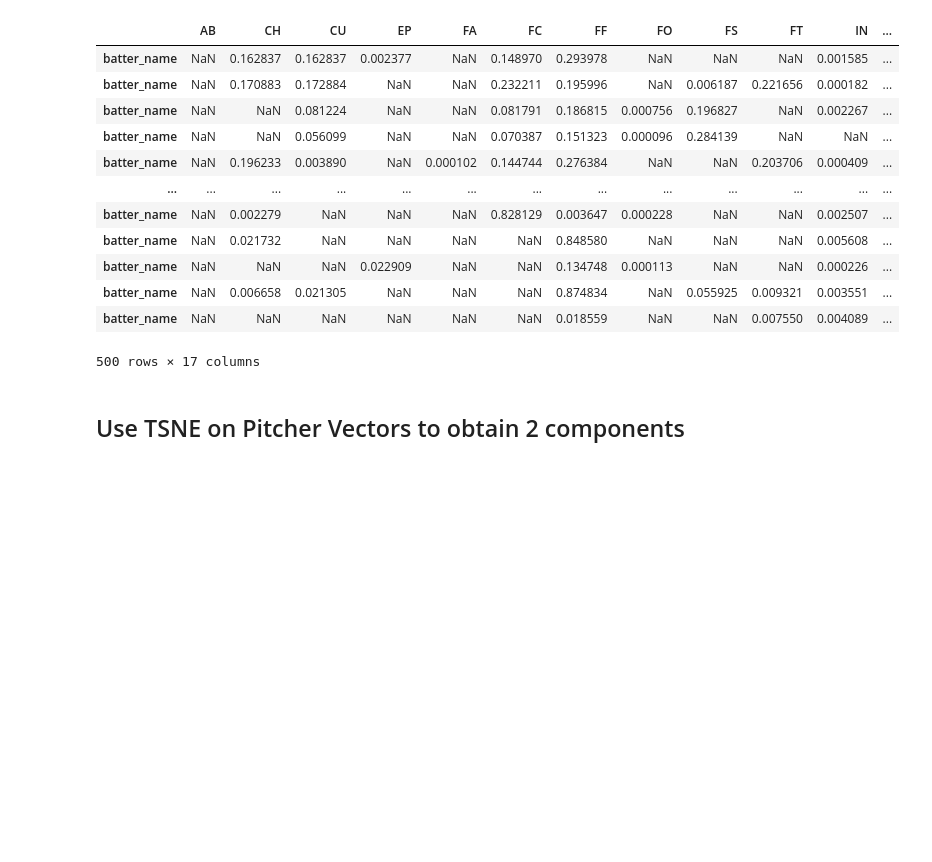
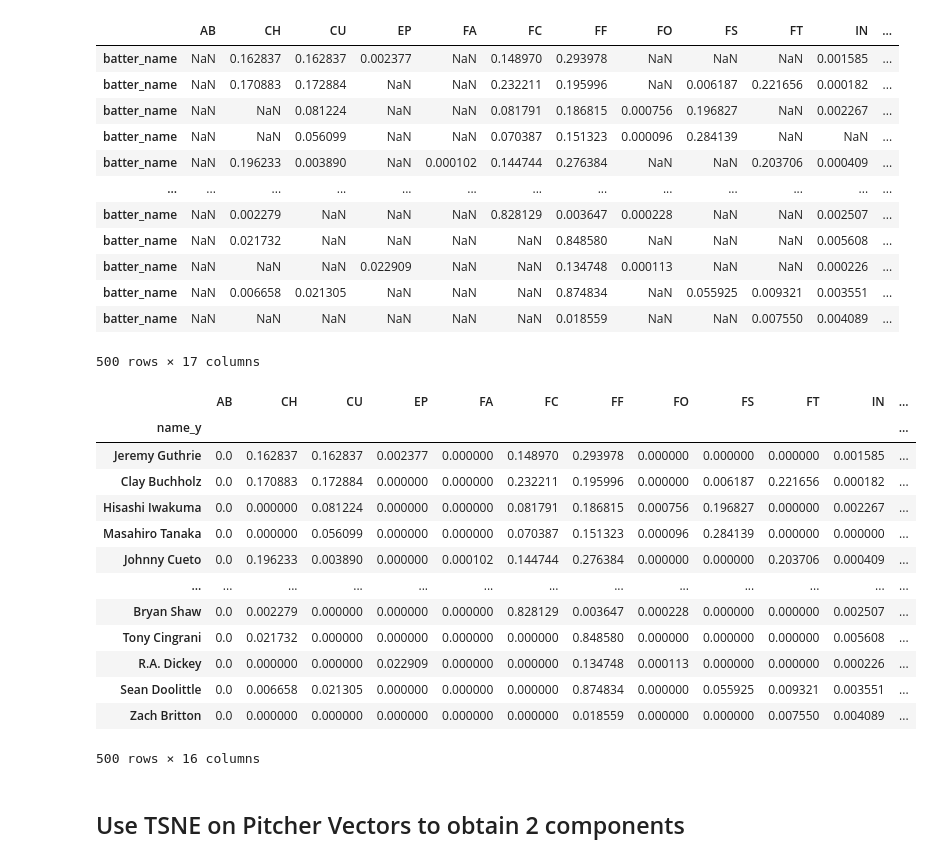
Before and after one commit to morganabbitt/MLB-Pitches, a Jupyter notebook: Notebooks/Unsupervised_Clustering_pitchers.ipynb, the cells around one changed output. Cells and saved outputs as stored; diff of their text form; code cells hidden in the pictures; blank space fills up the shorter version.

```diff
--- a/Notebooks/Unsupervised_Clustering_pitchers.ipynb
+++ b/Notebooks/Unsupervised_Clustering_pitchers.ipynb
@@ -230,6 +230,23 @@ final_vectors = pitchers_vectors.merge(df_accuracy_pitchers[['name']], left_on='
 final_vectors.drop(columns=['name_x', 'name'], inplace=True)  #drops other columns from merge
 final_vectors.fillna(0, inplace=True) #fills nans where pitcher never pitched that type with 0's
 final_vectors.set_index('name_y', inplace=True) #sets pitcher name as index
+# %%
+final_vectors
+# %% [output]
+|  | AB | CH | CU | EP | FA | FC | FF | FO | FS | FT | IN | ... |
+| name_y |  |  |  |  |  |  |  |  |  |  |  | ... |
+| Jeremy Guthrie | 0.0 | 0.162837 | 0.162837 | 0.002377 | 0.000000 | 0.148970 | 0.293978 | 0.000000 | 0.000000 | 0.000000 | 0.001585 | ... |
+| Clay Buchholz | 0.0 | 0.170883 | 0.172884 | 0.000000 | 0.000000 | 0.232211 | 0.195996 | 0.000000 | 0.006187 | 0.221656 | 0.000182 | ... |
+| Hisashi Iwakuma | 0.0 | 0.000000 | 0.081224 | 0.000000 | 0.000000 | 0.081791 | 0.186815 | 0.000756 | 0.196827 | 0.000000 | 0.002267 | ... |
+| Masahiro Tanaka | 0.0 | 0.000000 | 0.056099 | 0.000000 | 0.000000 | 0.070387 | 0.151323 | 0.000096 | 0.284139 | 0.000000 | 0.000000 | ... |
+| Johnny Cueto | 0.0 | 0.196233 | 0.003890 | 0.000000 | 0.000102 | 0.144744 | 0.276384 | 0.000000 | 0.000000 | 0.203706 | 0.000409 | ... |
+| ... | ... | ... | ... | ... | ... | ... | ... | ... | ... | ... | ... | ... |
+| Bryan Shaw | 0.0 | 0.002279 | 0.000000 | 0.000000 | 0.000000 | 0.828129 | 0.003647 | 0.000228 | 0.000000 | 0.000000 | 0.002507 | ... |
+| Tony Cingrani | 0.0 | 0.021732 | 0.000000 | 0.000000 | 0.000000 | 0.000000 | 0.848580 | 0.000000 | 0.000000 | 0.000000 | 0.005608 | ... |
+| R.A. Dickey | 0.0 | 0.000000 | 0.000000 | 0.022909 | 0.000000 | 0.000000 | 0.134748 | 0.000113 | 0.000000 | 0.000000 | 0.000226 | ... |
+| Sean Doolittle | 0.0 | 0.006658 | 0.021305 | 0.000000 | 0.000000 | 0.000000 | 0.874834 | 0.000000 | 0.055925 | 0.009321 | 0.003551 | ... |
+| Zach Britton | 0.0 | 0.000000 | 0.000000 | 0.000000 | 0.000000 | 0.000000 | 0.018559 | 0.000000 | 0.000000 | 0.007550 | 0.004089 | ... |
+500 rows × 16 columns
 # %% [markdown]
 ## Use TSNE on Pitcher Vectors to obtain 2 components
 # %%
```
Also changed, not shown: parts of 4 cells of this notebook, 3 other files.
